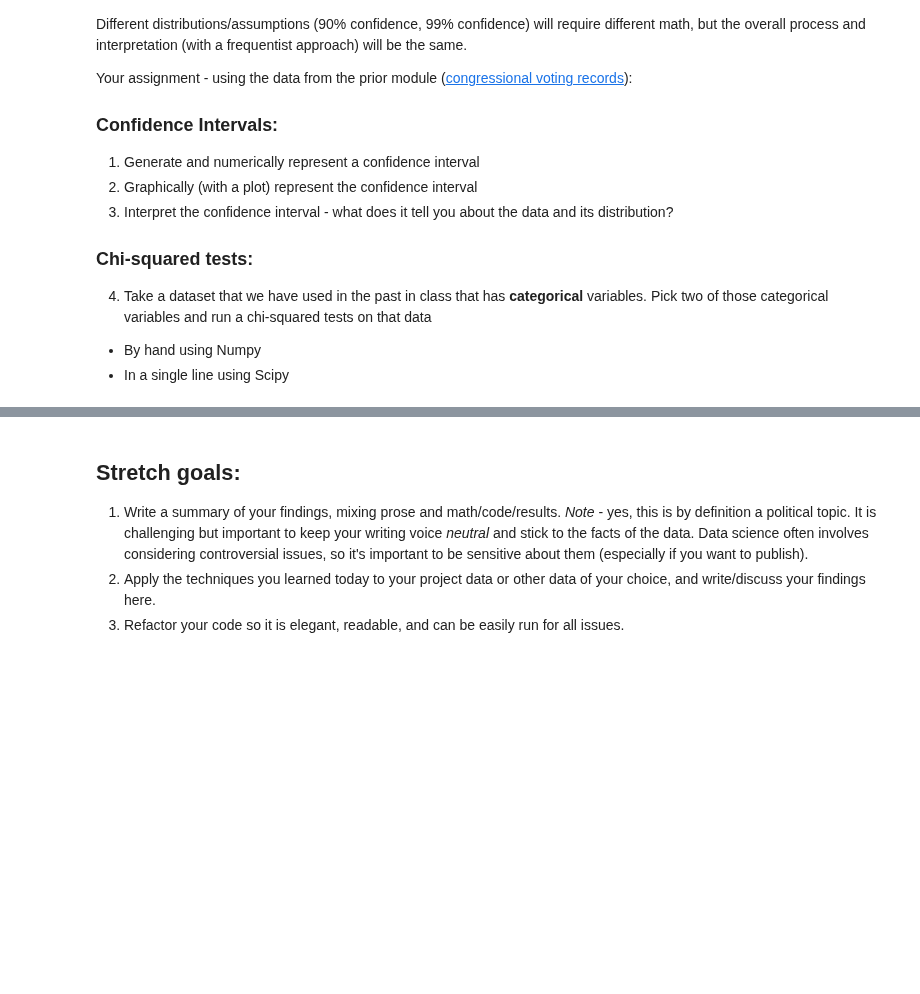
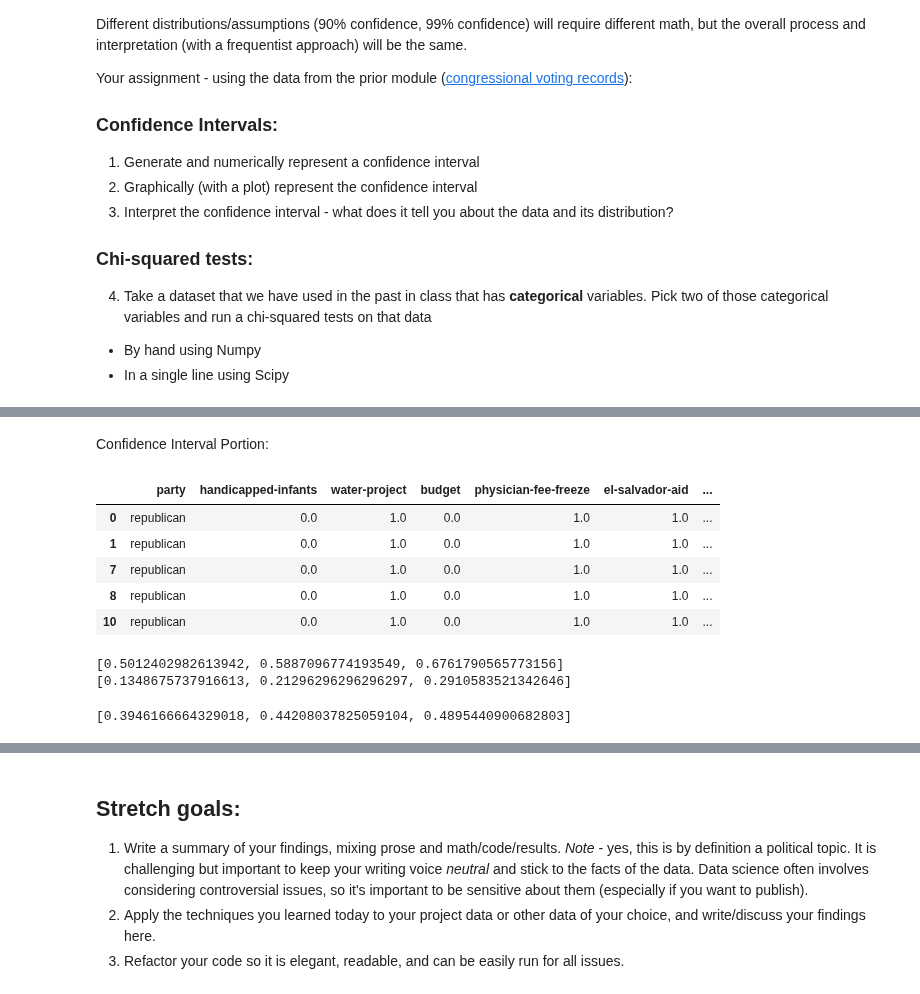
Before and after one commit to bloominstituteoftechnology/DS-Unit-1-Sprint-2-Statistics, a Jupyter notebook: module2/LS_DS_122_Sampling_Confidence_Intervals_and_Hypothesis_Testing_Assignment.ipynb, the cells around one changed output, grey strips where cells are left out. Drawn from its saved outputs; the diff is of its cells as text; code cells hidden in the pictures; blank space fills up the shorter version.

```diff
--- a/module2/LS_DS_122_Sampling_Confidence_Intervals_and_Hypothesis_Testing_Assignment.ipynb
+++ b/module2/LS_DS_122_Sampling_Confidence_Intervals_and_Hypothesis_Testing_Assignment.ipynb
@@ -31,0 +44,47 @@ Your assignment - using the data from the prior module ([congressional voting re
+# %% [markdown]
+Confidence Interval Portion:
+# %%
+import pandas as pd
+import numpy as np
+from scipy import stats
+
+def confidence_interval(data, confidence=.95):
+  data = np.array(data)
+  mean = np.mean(data)
+  n = len(data)
+  stderr = np.std(data) / np.sqrt(n)
+  t = stats.t.ppf((1+confidence)/2, n-1)
+  moe = t * stderr
+  return [mean-moe, mean, mean+moe]
+
+df = pd.read_csv('house-votes-84.data',
+                 header=None,
+                 names = ['party', 'handicapped-infants', 'water-project',
+                          'budget', 'physician-fee-freeze', 'el-salvador-aid',
+                          'religious-groups', 'anti-satellite-ban',
+                          'aid-to-contras', 'mx-missile', 'immigration',
+                          'synfuels', 'education', 'right-to-sue', 'crime',
+                          'duty-free', 'south-africa'])
+df = df.replace({"?": np.NaN, "y": 1, "n": 0})
+dem = df[df['party'] == 'democrat']
+rep = df[df['party'] == 'republican']
+dem_nonull = dem.dropna()
+rep_nonull = rep.dropna()
+dem.head()
+rep.head()
+# %% [output]
+|  | party | handicapped-infants | water-project | budget | physician-fee-freeze | el-salvador-aid | ... |
+| 0 | republican | 0.0 | 1.0 | 0.0 | 1.0 | 1.0 | ... |
+| 1 | republican | 0.0 | 1.0 | 0.0 | 1.0 | 1.0 | ... |
+| 7 | republican | 0.0 | 1.0 | 0.0 | 1.0 | 1.0 | ... |
+| 8 | republican | 0.0 | 1.0 | 0.0 | 1.0 | 1.0 | ... |
+| 10 | republican | 0.0 | 1.0 | 0.0 | 1.0 | 1.0 | ... |
+# %%
+# confidence interval of handicapped-infants
+print(confidence_interval(dem_nonull['handicapped-infants']))
+print(confidence_interval(rep_nonull['handicapped-infants']))
+confidence_interval(df['handicapped-infants'].dropna())
+# %% [output]
+[0.5012402982613942, 0.5887096774193549, 0.6761790565773156]
+[0.1348675737916613, 0.21296296296296297, 0.2910583521342646]
+[0.3946166664329018, 0.44208037825059104, 0.4895440900682803]
```
Also changed, not shown: parts of 8 cells of this notebook.
